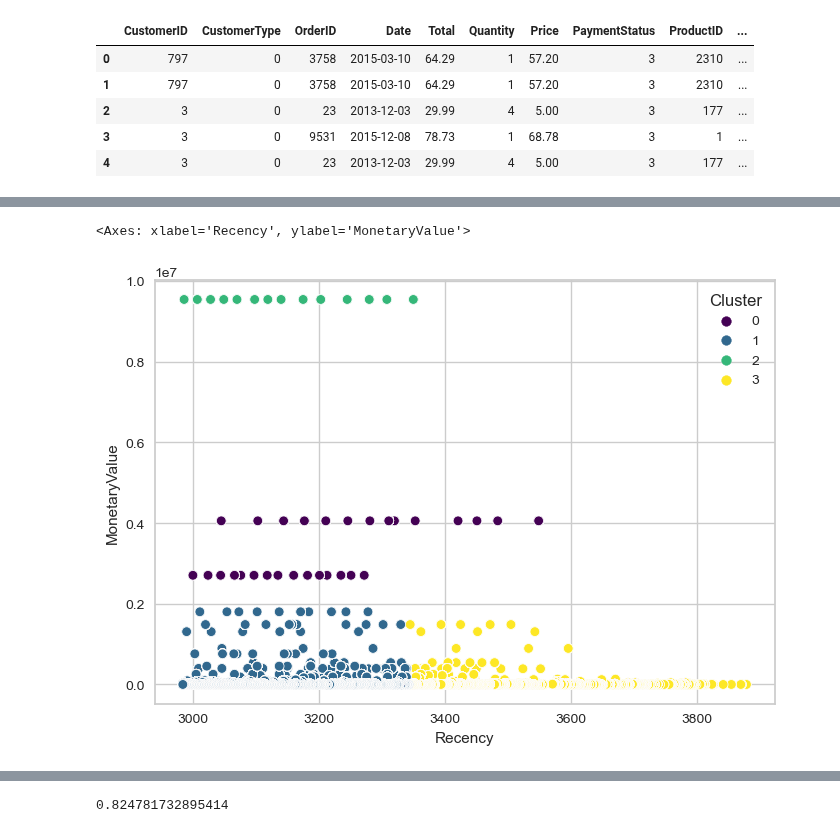
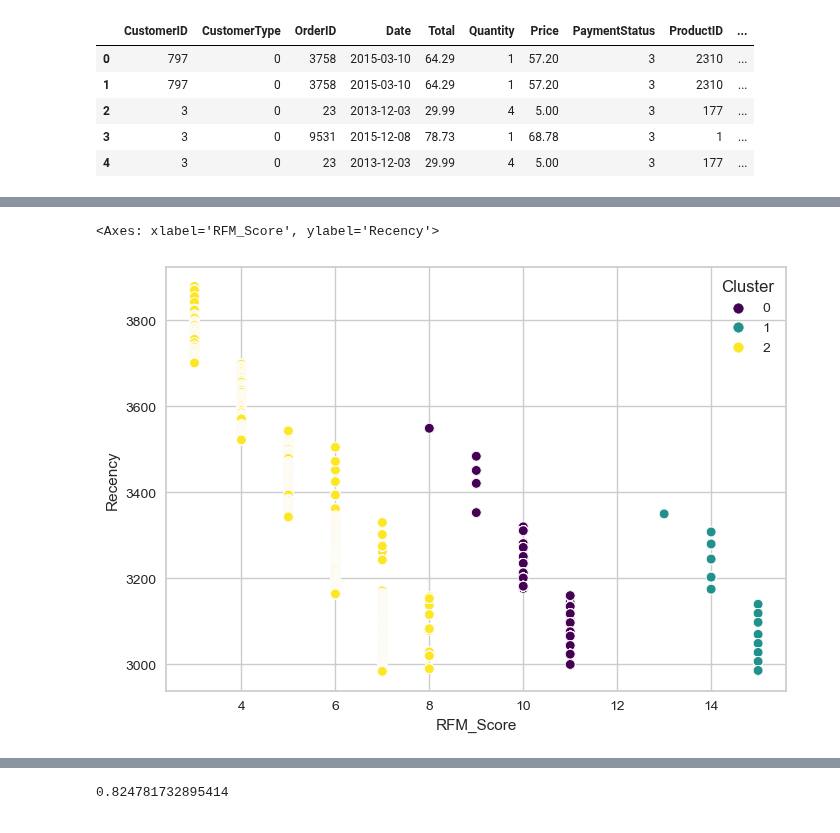
Before and after one commit to zafermesut/ai-crash-course, a Jupyter notebook: Homeworks/Customer Segmentation/Customer Segmentation.ipynb, the cells around one changed output, grey strips where cells are left out. Cells and saved outputs as stored; diff of their text form; code cells hidden in the pictures.

Commit message:
customer segmentation

```diff
--- a/Homeworks/Customer Segmentation/Customer Segmentation.ipynb
+++ b/Homeworks/Customer Segmentation/Customer Segmentation.ipynb
@@ -259,10 +203,3 @@ df['MonetaryScore'] = pd.cut(df['MonetaryValue'], bins=5, labels=monetary_scores
 df['RecencyScore'] = df['RecencyScore'].astype(int)
 df['FrequencyScore'] = df['FrequencyScore'].astype(int)
 df['MonetaryScore'] = df['MonetaryScore'].astype(int)
-# %%
-# Calculate RFM score by combining the individual scores
-df['RFM_Score'] = df['RecencyScore'] + df['FrequencyScore'] + df['MonetaryScore']
-
-# Create RFM segments based on the RFM score
-segment_labels = ['Low-Value', 'Mid-Value', 'High-Value']
-df['Value Segment'] = pd.qcut(df['RFM_Score'], q=3, labels=segment_labels)
@@ -291,6 +229,6 @@ x_scaled = scaler.fit_transform(x)
 # %%
 km = KMeans()
 vis = KElbowVisualizer(km, k=(2, 10))
-vis.fit(x_scaled)
+vis.fit(x)
 vis.show();
 # %% [output]
@@ -298,8 +236,8 @@ vis.show();
 # %%
-model = KMeans(n_clusters=4, random_state=42)
+model = KMeans(n_clusters=3, random_state=42)
 # %%
-model = model.fit(x_scaled)
-pred = model.predict(x_scaled)
+model = model.fit(x)
+pred = model.predict(x)
 # %%
 x['Cluster'] = pred
 # %%
@@ -334,6 +299,6 @@ plt.show()
 # %%
-sns.scatterplot(x='Recency', y='MonetaryValue', hue='Cluster', data=x, palette='viridis')
+sns.scatterplot(x='RFM_Score', y='Recency', hue='Cluster', data=x, palette='viridis')
 # %% [output]
-<Axes: xlabel='Recency', ylabel='MonetaryValue'>
+<Axes: xlabel='RFM_Score', ylabel='Recency'>
-[figure, old version]
+[figure, new version]
 # %%
```
Also changed, not shown: parts of 25 cells of this notebook, 1 other file.
